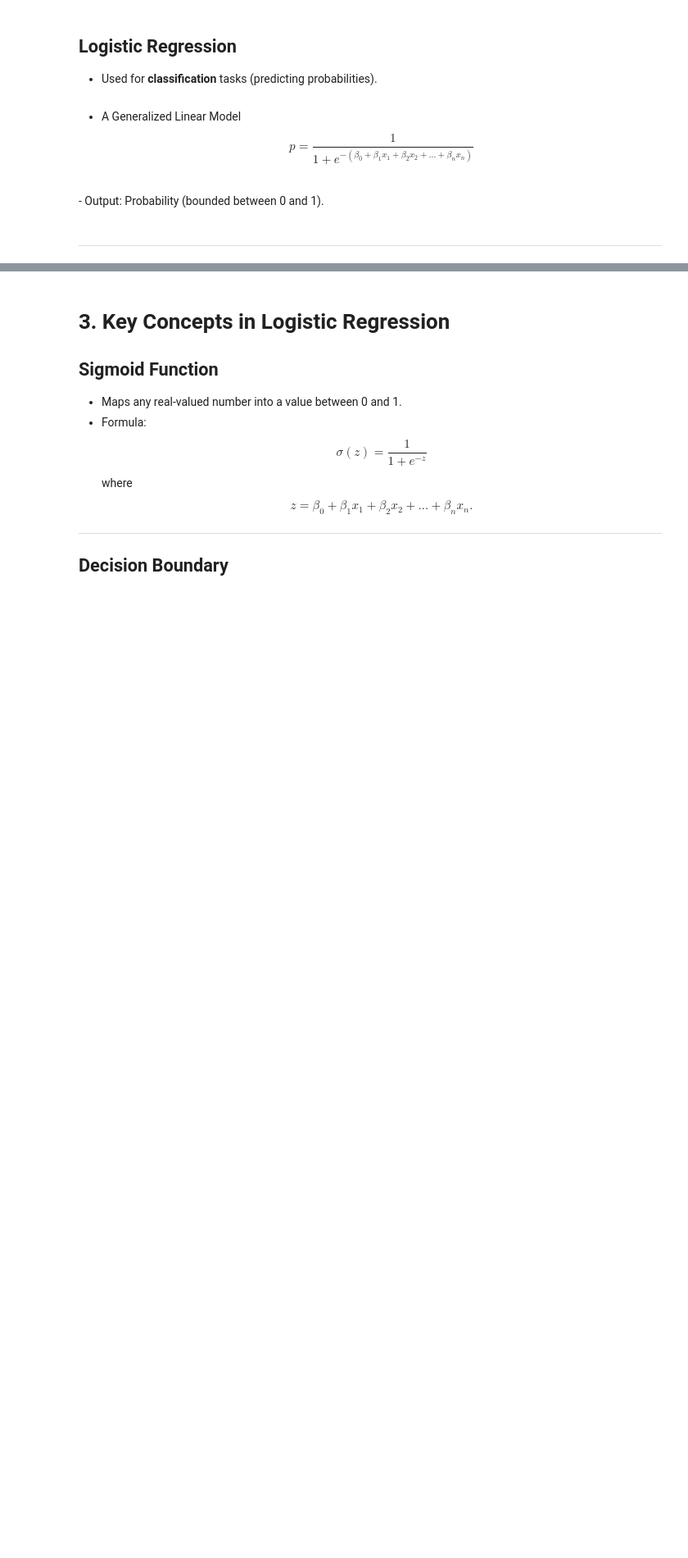
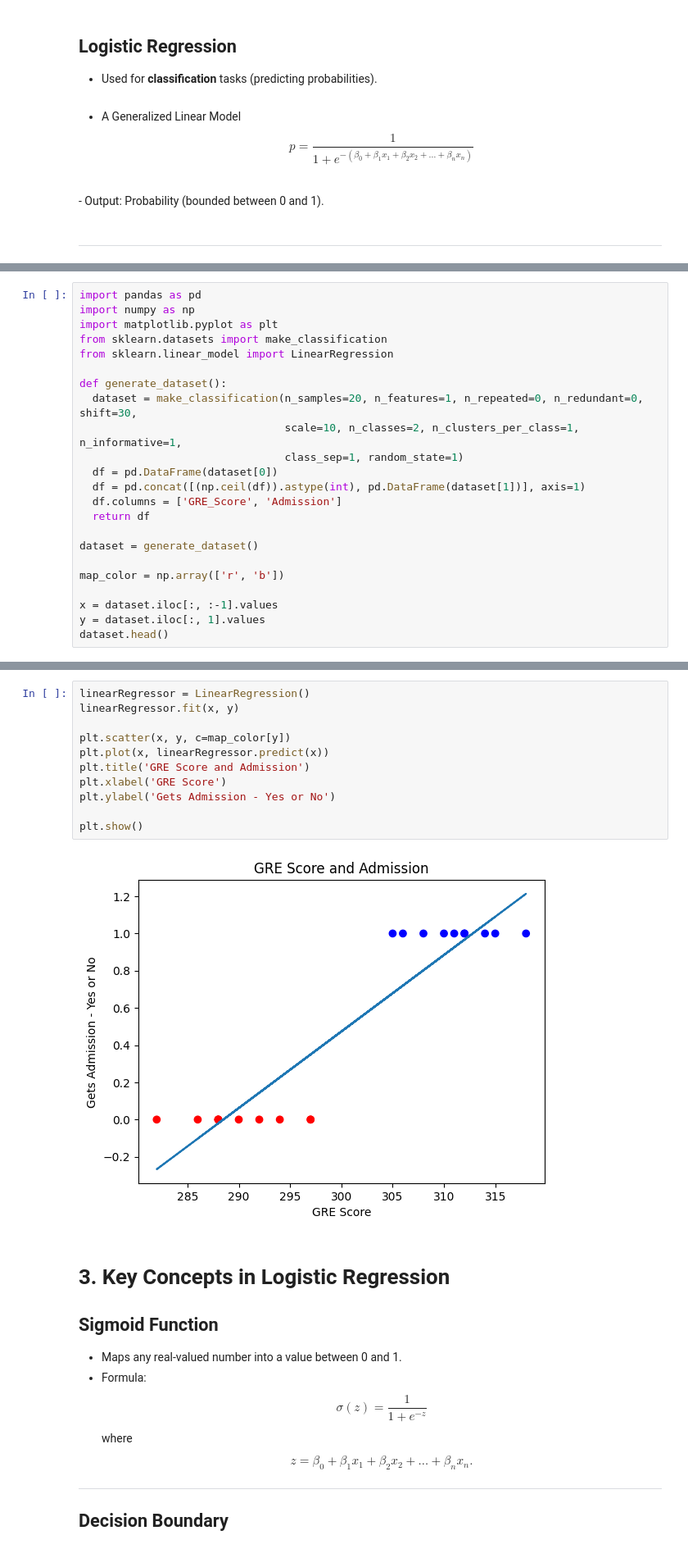
Before and after one commit to Data-200-Class/Data200, a Jupyter notebook: Week4/Logistiic_Regression.ipynb, the cells around one changed output, grey strips where cells are left out. Shown at 82% size. Cells and saved outputs as stored; diff of their text form; blank space fills up the shorter version.

```diff
--- a/Week4/Logistiic_Regression.ipynb
+++ b/Week4/Logistiic_Regression.ipynb
@@ -44,0 +47,23 @@ $$
+# %%
+import pandas as pd
+import numpy as np
+import matplotlib.pyplot as plt
+from sklearn.datasets import make_classification
+from sklearn.linear_model import LinearRegression
+
+def generate_dataset():
+  dataset = make_classification(n_samples=20, n_features=1, n_repeated=0, n_redundant=0,  shift=30,
+                                scale=10, n_classes=2, n_clusters_per_class=1, n_informative=1,
+                                class_sep=1, random_state=1)
+  df = pd.DataFrame(dataset[0])
+  df = pd.concat([(np.ceil(df)).astype(int), pd.DataFrame(dataset[1])], axis=1)
+  df.columns = ['GRE_Score', 'Admission']
+  return df
+
+dataset = generate_dataset()
+
+map_color = np.array(['r', 'b'])
+
+x = dataset.iloc[:, :-1].values
+y = dataset.iloc[:, 1].values
+dataset.head()
@@ -45,3 +77,16 @@ $$
+# %%
+linearRegressor = LinearRegression()
+linearRegressor.fit(x, y)
+
+plt.scatter(x, y, c=map_color[y])
+plt.plot(x, linearRegressor.predict(x))
+plt.title('GRE Score and Admission')
+plt.xlabel('GRE Score')
+plt.ylabel('Gets Admission - Yes or No')
+
+plt.show()
+# %% [output]
+[figure, added]
 # %% [markdown]
 # **3. Key Concepts in Logistic Regression**<br>
 
```
Also changed, not shown: parts of 2 cells of this notebook.
